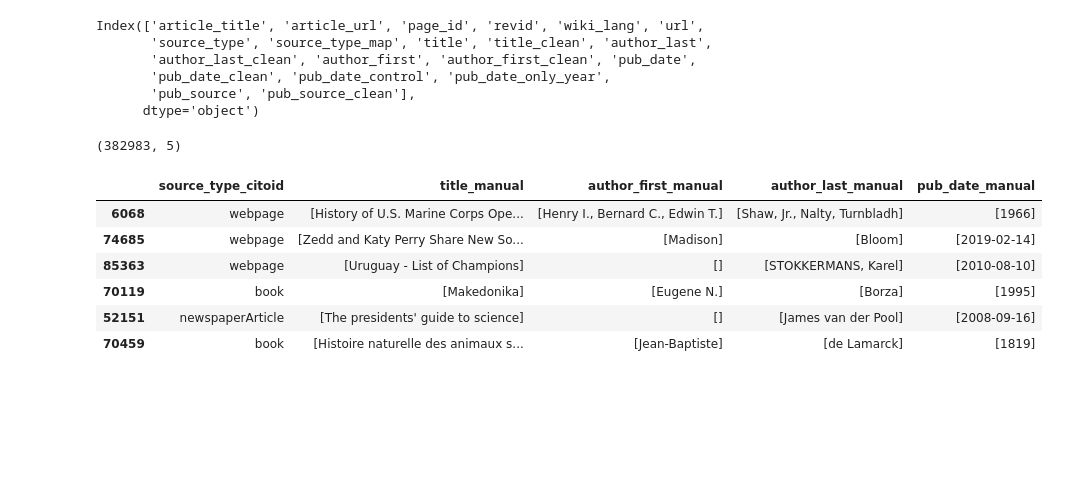
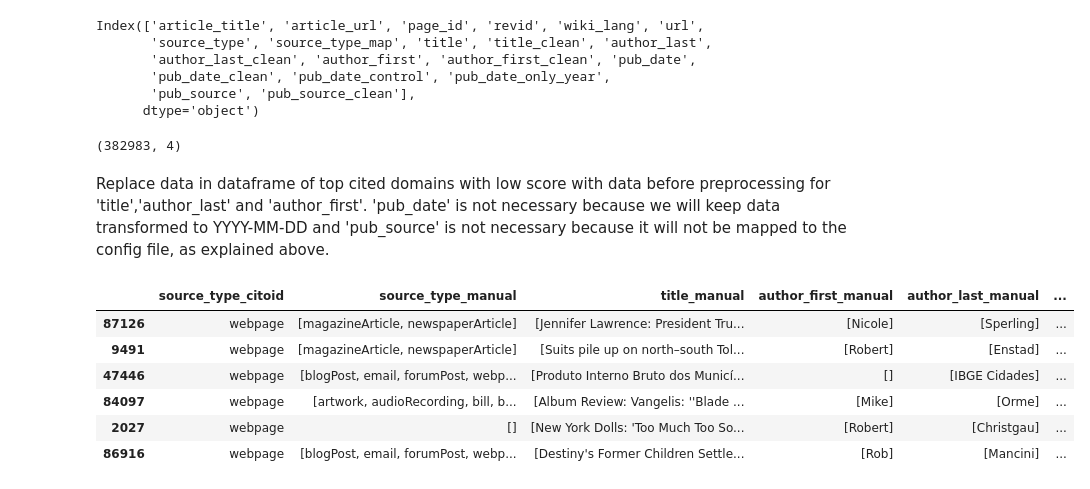
Before and after one commit to hdlabconicet/Web2Cit-research, a Jupyter notebook: create-config-files.ipynb, the cells around one changed output. Cells and saved outputs as stored; diff of their text form; code cells hidden in the pictures; blank space fills up the shorter version.

Commit message:
update config files selection and upload config files

```diff
--- a/create-config-files.ipynb
+++ b/create-config-files.ipynb
@@ -193,7 +256,10 @@ mask = citoid_eval[required_fields].applymap(len).sum(axis=1) > 2
 citations4conf = citoid_eval[mask]
+# %%
+score_threshold = 3 # max score is 6
+citations4conf = citations4conf[citations4conf["domain_score"] < score_threshold]
 # %%
 ## filter by domain frequency
-popularity_threshold = 99
+popularity_threshold = 100
 citations4conf = citations4conf[citations4conf["domain_counts"] > popularity_threshold]
 # %%
 print(f"We have {len(citations4conf)} citations left")
@@ -245,9 +274,0 @@ top_cited_low_score.to_csv("data/top_cited_low_score.csv", index=False)
-# %%
-config_sample  = pd.read_csv("data/top_cited_low_score.csv")
-
-cols = ['title_manual','author_last_manual', 'author_first_manual', 'pub_date_manual']
-
-for col in cols:
-    config_sample[col] = config_sample[col].fillna('None').map(eval)
-
-config_sample.head()
@@ -256,2 +299,5 @@ config_sample.head()
+# %%
+## URL selection
+citations4conf = citations4conf.sort_values(by="citoid_success").groupby("domain").head(2)
 # %% [markdown]
 ## Recover metadata without preprocessing
@@ -280,4 +328,4 @@ Index(['article_title', 'article_url', 'page_id', 'revid', 'wiki_lang', 'url',
 manual_before_preproc = manual_before_preproc.set_index("url").reindex(columns=cols)
 manual_before_preproc.shape
 # %% [output]
-(382983, 5)
+(382983, 4)
@@ -287 +332,3 @@ manual_before_preproc.shape
+# %% [markdown]
+Replace data in dataframe of top cited domains with low score with data before preprocessing for 'title','author_last' and 'author_first'. 'pub_date' is not necessary because we will keep data transformed to YYYY-MM-DD and 'pub_source' is not necessary because it will not be mapped to the config file, as explained above.
 # %%
@@ -295,12 +337,13 @@ cols = ['title','author_last', 'author_first'] ## do not overwrite pub_date
 for col in cols:
     citations4conf[f"{col}_manual"] = manual_before_preproc.loc[ citations4conf["url"], col ].values
 # %%
-citations4conf[['source_type_citoid','title_manual','author_first_manual','author_last_manual', 'pub_date_manual']].sample(6)
+citations4conf[['source_type_citoid','source_type_manual','title_manual','author_first_manual','author_last_manual', 'pub_date_manual']].sample(6)
+#citations4conf[['source_type_citoid','source_type_manual','title_manual','author_first_manual','author_last_manual', 'pub_date_manual']].iloc[80:90]
 # %% [output]
-|  | source_type_citoid | title_manual | author_first_manual | author_last_manual | pub_date_manual |
-| 6068 | webpage | [History of U.S. Marine Corps Ope... | [Henry I., Bernard C., Edwin T.] | [Shaw, Jr., Nalty, Turnbladh] | [1966] |
-| 74685 | webpage | [Zedd and Katy Perry Share New So... | [Madison] | [Bloom] | [2019-02-14] |
-| 85363 | webpage | [Uruguay - List of Champions] | [] | [STOKKERMANS, Karel] | [2010-08-10] |
-| 70119 | book | [Makedonika] | [Eugene N.] | [Borza] | [1995] |
-| 52151 | newspaperArticle | [The presidents' guide to science] | [] | [James van der Pool] | [2008-09-16] |
-| 70459 | book | [Histoire naturelle des animaux s... | [Jean-Baptiste] | [de Lamarck] | [1819] |
+|  | source_type_citoid | source_type_manual | title_manual | author_first_manual | author_last_manual | ... |
+| 87126 | webpage | [magazineArticle, newspaperArticle] | [Jennifer Lawrence: President Tru... | [Nicole] | [Sperling] | ... |
+| 9491 | webpage | [magazineArticle, newspaperArticle] | [Suits pile up on north–south Tol... | [Robert] | [Enstad] | ... |
+| 47446 | webpage | [blogPost, email, forumPost, webp... | [Produto Interno Bruto dos Municí... | [] | [IBGE Cidades] | ... |
+| 84097 | webpage | [artwork, audioRecording, bill, b... | [Album Review: Vangelis: ''Blade ... | [Mike] | [Orme] | ... |
+| 2027 | webpage | [] | [New York Dolls: 'Too Much Too So... | [Robert] | [Christgau] | ... |
+| 86916 | webpage | [blogPost, email, forumPost, webp... | [Destiny's Former Children Settle... | [Rob] | [Mancini] | ... |
```
Also changed, not shown: parts of 46 cells of this notebook, 43 other files.
